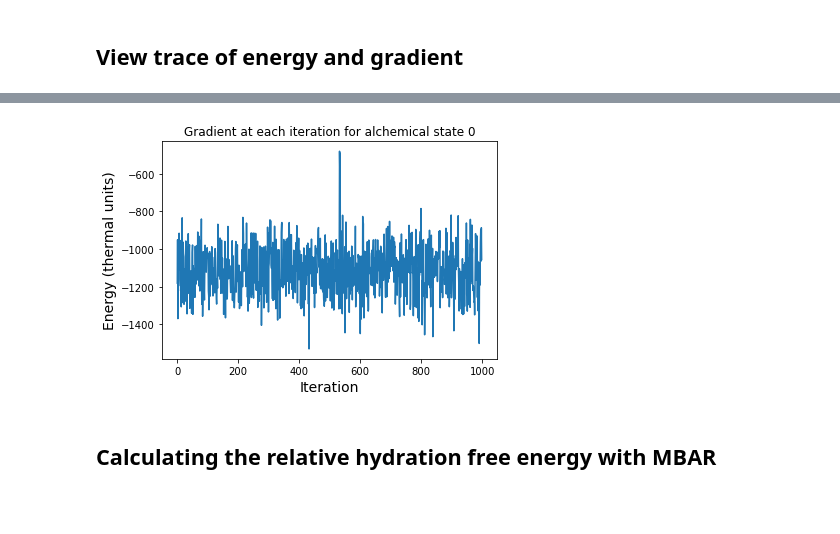
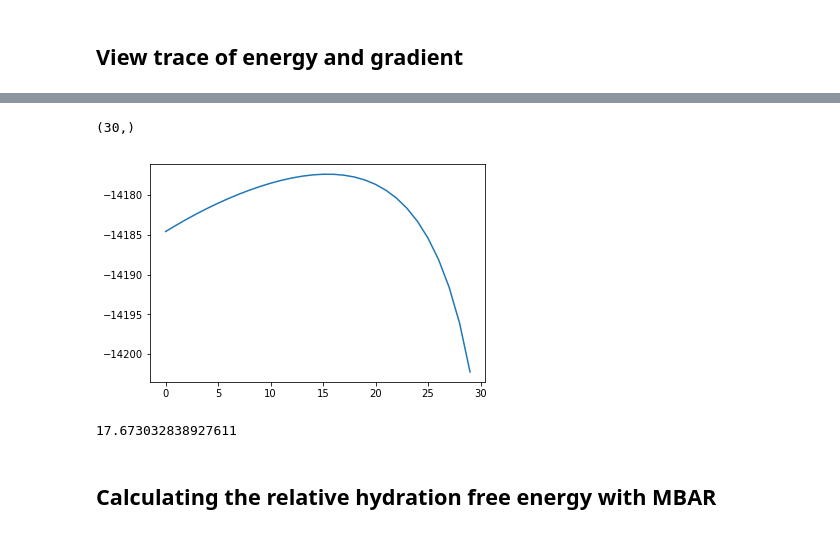
Before and after one commit to choderalab/saltswap, a Jupyter notebook: development/alchemical_perturbation/estimate_thermodynamic_length.ipynb, the cells around one changed output, grey strips where cells are left out. Saved outputs shown, nothing was run; the diff lists cells and outputs as text; code cells hidden in the pictures; blank space fills up the shorter version.

```diff
--- a/development/alchemical_perturbation/estimate_thermodynamic_length.ipynb
+++ b/development/alchemical_perturbation/estimate_thermodynamic_length.ipynb
@@ -20,14 +20,22 @@ plt.show()
-# %%
-state = 0
-gradient = np.load('state_{0}/alchemical_grads.npy'.format(state))
-
-plt.plot(gradient[1:,state])
-plt.title('Gradient at each iteration for alchemical state {0}'.format(state))
-plt.xlabel('Iteration', fontsize=14)
-plt.ylabel('Energy (thermal units)', fontsize=14)
-plt.show()
-# %% [output]
-[figure, removed]
+# %%
+np.mean(energy, axis=0).shape
+# %% [output]
+(30,)
+# %%
+nstates = 30
+mean_energy = np.zeros(nstates)
+for k in range(nstates):
+    energies = np.load('state_{0}/alchemical_energies.npy'.format(state))[1:,:]
+    mean_energy[k] = np.mean(energies, axis=0)[k]
+# %%
+plt.plot(mean_energy)
+plt.show()
+# %% [output]
+[figure, added]
+# %%
+mean_energy[0] - mean_energy[-1]
+# %% [output]
+17.673032838927611
 # %% [markdown]
 ## Calculating the relative hydration free energy with MBAR
 # %% [markdown]
```
Also changed, not shown: parts of 15 cells of this notebook.
